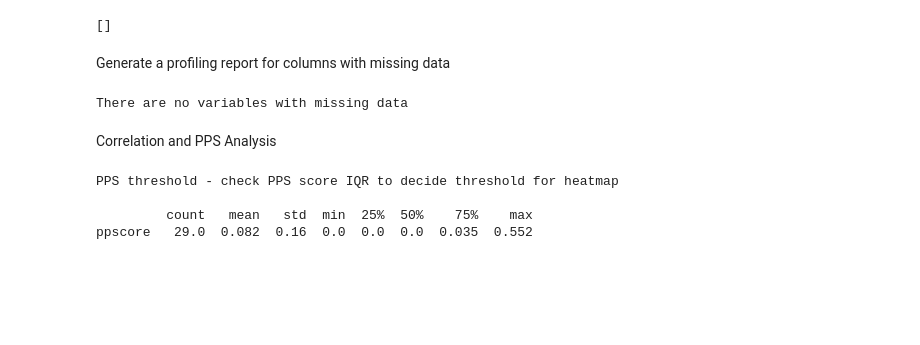
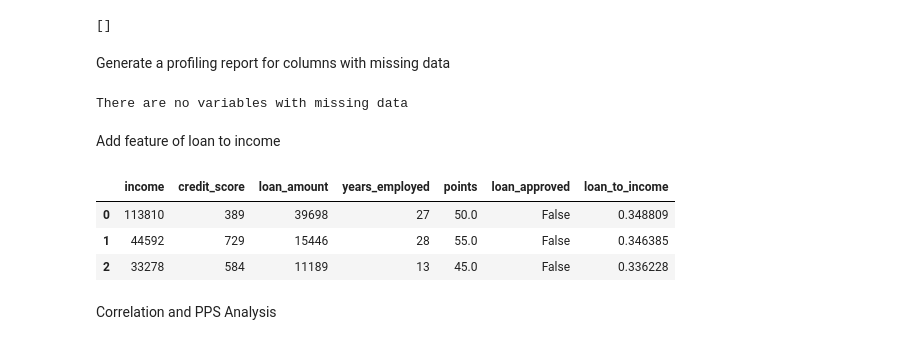
Before and after one commit to DavidRC-Projects/Approval_Predict, a Jupyter notebook: jupyter_notebooks/03 - DataCleaning.ipynb, the cells around one changed output. Cells and saved outputs as stored; diff of their text form; code cells hidden in the pictures; blank space fills up the shorter version.

```diff
--- a/jupyter_notebooks/03 - DataCleaning.ipynb
+++ b/jupyter_notebooks/03 - DataCleaning.ipynb
@@ -48,5 +55,15 @@ else:
     print("There are no variables with missing data")
 # %% [output]
 There are no variables with missing data
+# %% [markdown]
+Add feature of loan to income
+# %%
+df['loan_to_income'] = df['loan_amount'] / df['income']
+df.head(3)
+# %% [output]
+|  | income | credit_score | loan_amount | years_employed | points | loan_approved | loan_to_income |
+| 0 | 113810 | 389 | 39698 | 27 | 50.0 | False | 0.348809 |
+| 1 | 44592 | 729 | 15446 | 28 | 55.0 | False | 0.346385 |
+| 2 | 33278 | 584 | 11189 | 13 | 45.0 | False | 0.336228 |
 # %% [markdown]
 Correlation and PPS Analysis
@@ -123,7 +69,0 @@ def DisplayCorrAndPPS(df_corr_pearson, df_corr_spearman, pps_matrix, CorrThresho
-# %%
-df_corr_pearson, df_corr_spearman, pps_matrix = CalculateCorrAndPPS(df)
-# %% [output]
-PPS threshold - check PPS score IQR to decide threshold for heatmap
-
-         count   mean   std  min  25%  50%    75%    max
-ppscore   29.0  0.082  0.16  0.0  0.0  0.0  0.035  0.552
```
Also changed, not shown: parts of 7 cells of this notebook.
